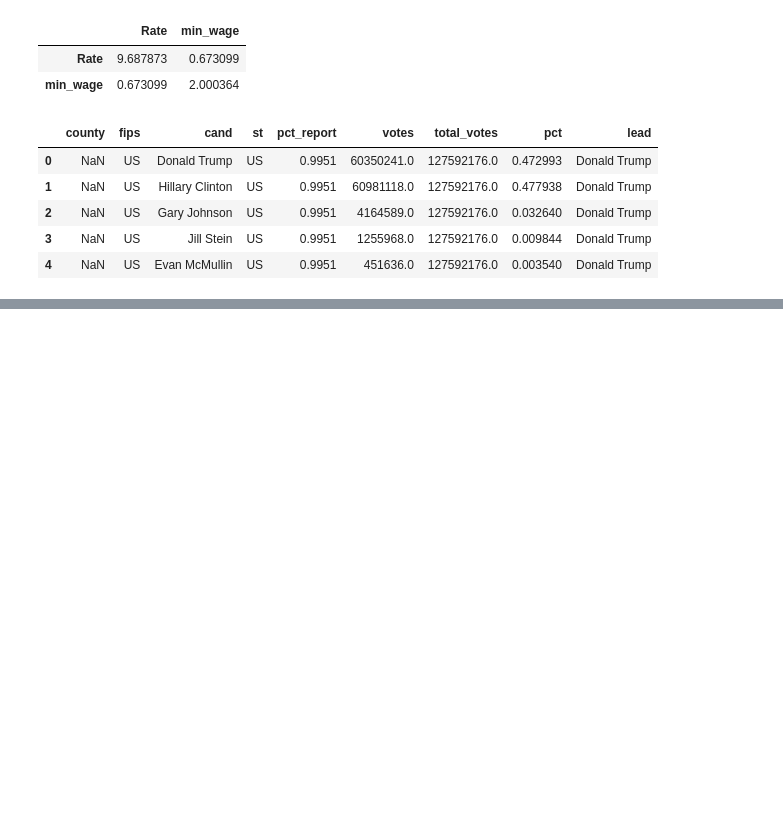
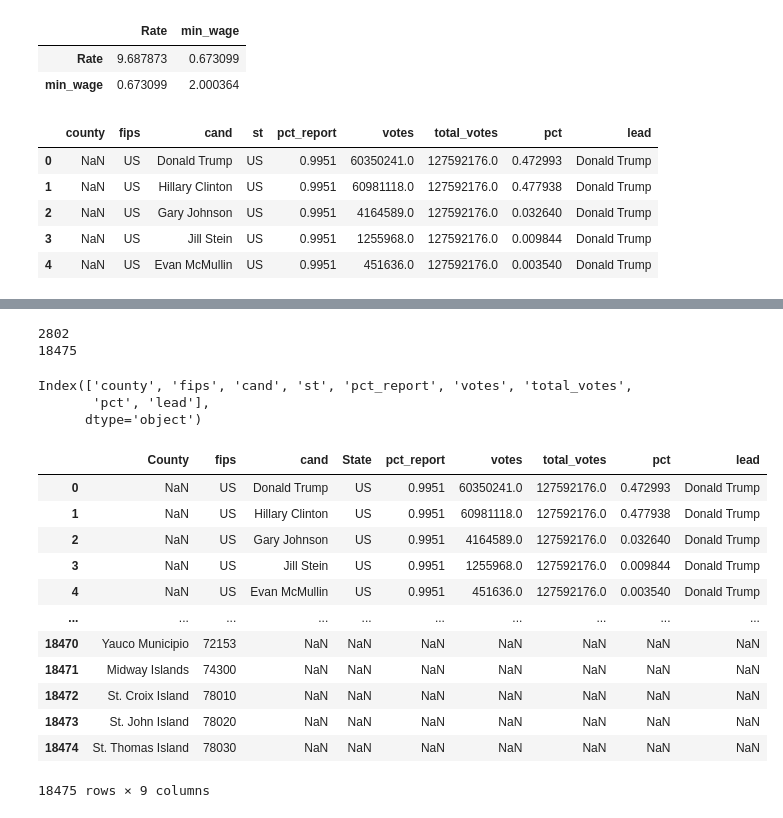
Before and after one commit to SiddheshDaphane/US-Minimum-Wage-by-State-Data-Analysis, a Jupyter notebook: min_wage.ipynb, the cells around one changed output, grey strips where cells are left out. Cells and saved outputs as stored; diff of their text form; code cells hidden in the pictures; blank space fills up the shorter version.

```diff
--- a/min_wage.ipynb
+++ b/min_wage.ipynb
@@ -599,0 +679,29 @@ pres16.head()
+# %%
+print(len(county_2015))
+print(len(pres16))
+# %% [output]
+2802
+18475
+# %%
+pres16.columns
+# %% [output]
+Index(['county', 'fips', 'cand', 'st', 'pct_report', 'votes', 'total_votes',
+       'pct', 'lead'],
+      dtype='object')
+# %%
+pres16.rename(columns={"county":"County", "st":"State"}, inplace=True)
+pres16
+# %% [output]
+|  | County | fips | cand | State | pct_report | votes | total_votes | pct | lead |
+| 0 | NaN | US | Donald Trump | US | 0.9951 | 60350241.0 | 127592176.0 | 0.472993 | Donald Trump |
+| 1 | NaN | US | Hillary Clinton | US | 0.9951 | 60981118.0 | 127592176.0 | 0.477938 | Donald Trump |
+| 2 | NaN | US | Gary Johnson | US | 0.9951 | 4164589.0 | 127592176.0 | 0.032640 | Donald Trump |
+| 3 | NaN | US | Jill Stein | US | 0.9951 | 1255968.0 | 127592176.0 | 0.009844 | Donald Trump |
+| 4 | NaN | US | Evan McMullin | US | 0.9951 | 451636.0 | 127592176.0 | 0.003540 | Donald Trump |
+| ... | ... | ... | ... | ... | ... | ... | ... | ... | ... |
+| 18470 | Yauco Municipio | 72153 | NaN | NaN | NaN | NaN | NaN | NaN | NaN |
+| 18471 | Midway Islands | 74300 | NaN | NaN | NaN | NaN | NaN | NaN | NaN |
+| 18472 | St. Croix Island | 78010 | NaN | NaN | NaN | NaN | NaN | NaN | NaN |
+| 18473 | St. John Island | 78020 | NaN | NaN | NaN | NaN | NaN | NaN | NaN |
+| 18474 | St. Thomas Island | 78030 | NaN | NaN | NaN | NaN | NaN | NaN | NaN |
+18475 rows × 9 columns
```
Also changed, not shown: parts of 16 cells of this notebook.
